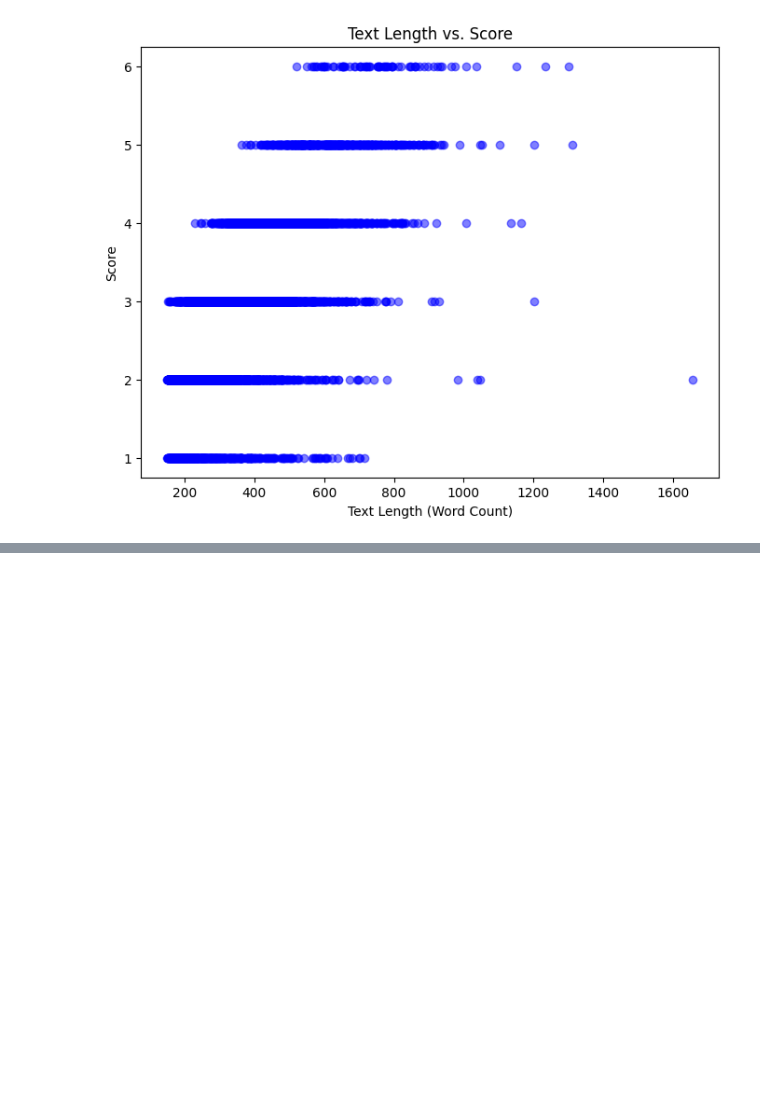
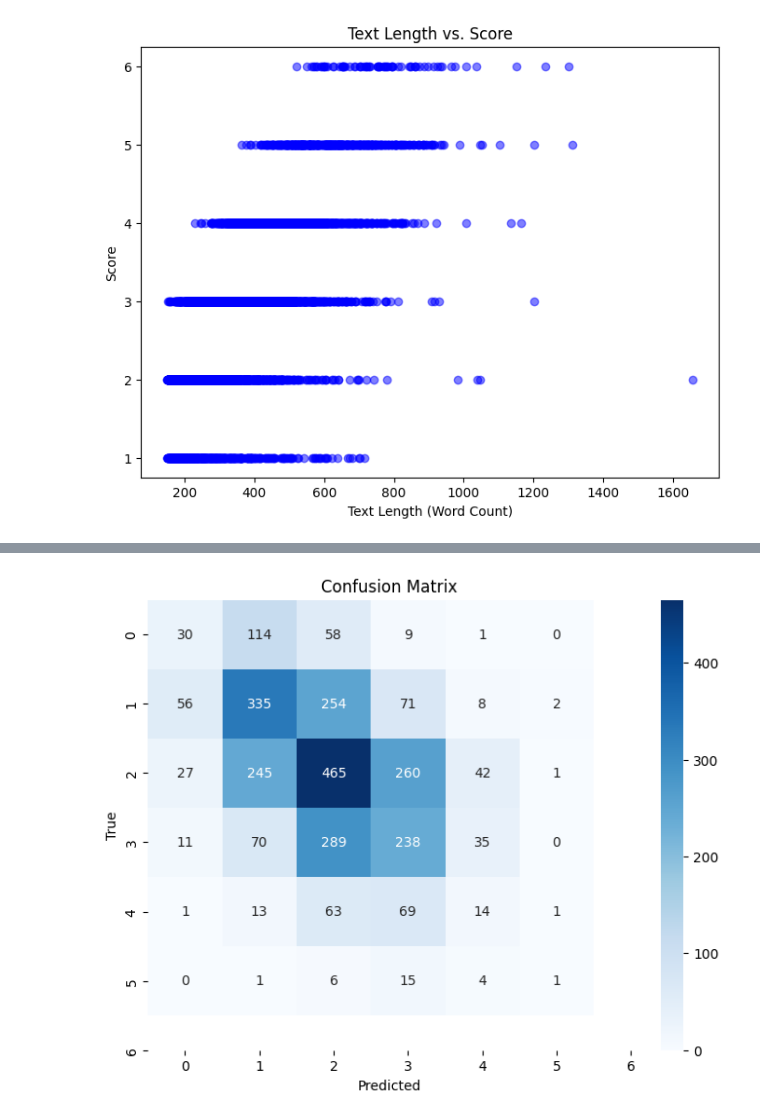
Before and after one commit to scottjaymsu/NLP-Autograder, a Jupyter notebook: rnn_model.ipynb, the cells around one changed output, grey strips where cells are left out. Saved outputs shown, nothing was run; the diff lists cells and outputs as text; code cells hidden in the pictures; blank space fills up the shorter version.

```diff
--- a/rnn_model.ipynb
+++ b/rnn_model.ipynb
@@ -238,0 +281,33 @@ plt.show()
+# %%
+# Evaluation metrics
+# Assuming y_pred_probs contains the output of model predictions
+y_pred_probs = model.predict(X_test_pad)
+
+# Convert predicted probabilities to class labels
+y_pred = np.argmax(y_pred_probs, axis=1)
+
+# Calculate metrics
+precision_macro = precision_score(y_test, y_pred, average='macro')
+recall_macro = recall_score(y_test, y_pred, average='macro')
+fscore_macro = fbeta_score(y_test, y_pred, beta=1, average='macro')
+
+precision_micro = precision_score(y_test, y_pred, average='micro')
+recall_micro = recall_score(y_test, y_pred, average='micro')
+fscore_micro = fbeta_score(y_test, y_pred, beta=1, average='micro')
+
+precision_weighted = precision_score(y_test, y_pred, average='weighted')
+recall_weighted = recall_score(y_test, y_pred, average='weighted')
+fscore_weighted = fbeta_score(y_test, y_pred, beta=1, average='weighted')
+
+accuracy = accuracy_score(y_test, y_pred)
+
+print("Precision (Macro):", precision_macro)
+print("Recall (Macro):", recall_macro)
+print("F1 Score (Macro):", fscore_macro)
+print("Precision (Micro):", precision_micro)
+print("Recall (Micro):", recall_micro)
+print("F1 Score (Micro):", fscore_micro)
+print("Precision (Weighted):", precision_weighted)
+print("Recall (Weighted):", recall_weighted)
+print("F1 Score (Weighted):", fscore_weighted)
+print("Overall Accuracy:", accuracy)
@@ -238,0 +326,12 @@ plt.show()
+# %%
+# Confusion matrix
+cm = confusion_matrix(y_test, y_pred)
+
+plt.figure(figsize=(8, 6))
+sns.heatmap(cm, annot=True, fmt='d', cmap='Blues', xticklabels=range(maxScore + 1), yticklabels=range(maxScore + 1))
+plt.xlabel('Predicted')
+plt.ylabel('True')
+plt.title('Confusion Matrix')
+plt.show()
+# %% [output]
+[figure, added]
```
Also changed, not shown: parts of 14 cells of this notebook.
